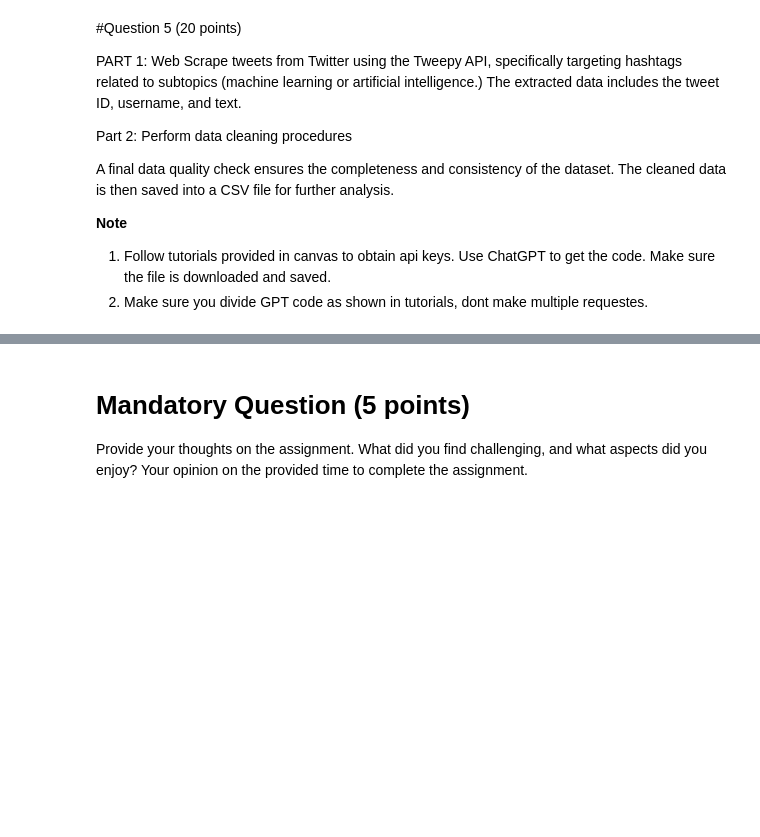
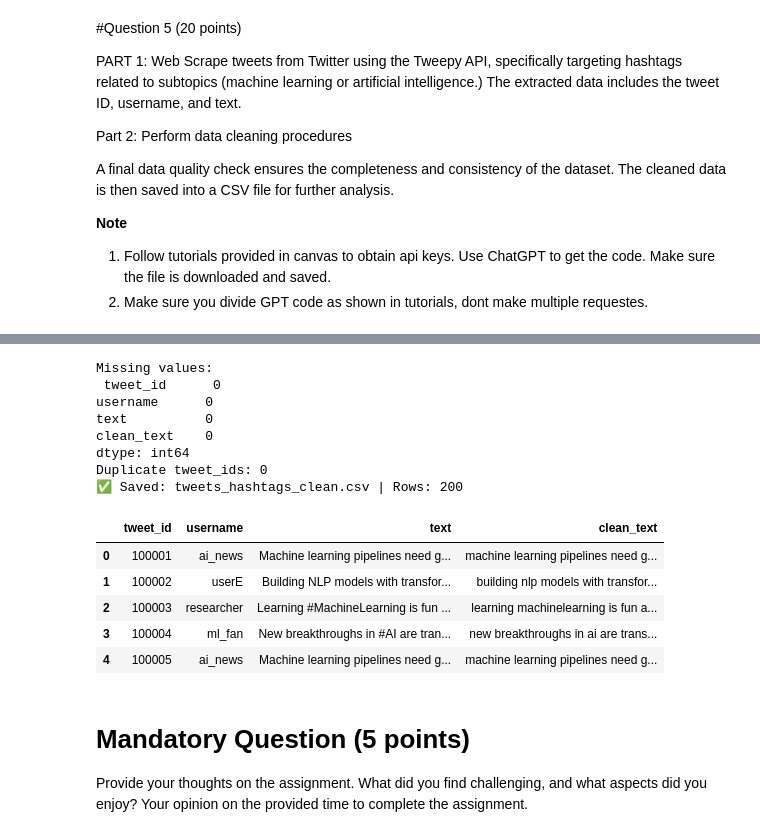
Before and after one commit to jaswanthbhavanam-03/SivaSaiJaswanthBhavanam_INFO5731_Spring2026, a Jupyter notebook: Bhavanam_Jaswanth_Assignment_01.ipynb, the cells around one changed output, grey strips where cells are left out. Cells and saved outputs as stored; diff of their text form; code cells hidden in the pictures; blank space fills up the shorter version.

```diff
--- a/Bhavanam_Jaswanth_Assignment_01.ipynb
+++ b/Bhavanam_Jaswanth_Assignment_01.ipynb
@@ -204,0 +285,3 @@ Write a python program to **clean the text data** you collected in the previous
+# %%
+df["clean_5_stem"] = df["clean_3_no_stopwords"].apply(stemming)
+df[["clean_3_no_stopwords", "clean_5_stem"]].head(5)
@@ -204,0 +297,3 @@ Write a python program to **clean the text data** you collected in the previous
+# %%
+df["clean_text"] = df["clean_3_no_stopwords"].apply(lemmatization)
+df[["clean_3_no_stopwords", "clean_text"]].head(6)
@@ -216,0 +326,5 @@ Write a python program to **conduct syntax and structure analysis of the clean t
+# %%
+# Your code here
+
+nlp_spacy = spacy.load("en_core_web_sm")
+nlp_stanza = stanza.Pipeline("en", processors="tokenize,pos,lemma,depparse,constituency", tokenize_no_ssplit=False)
@@ -216,0 +414,12 @@ Write a python program to **conduct syntax and structure analysis of the clean t
+# %%
+from collections import Counter
+
+entity_counter = Counter()
+
+for text in tqdm(df["abstract"].dropna().head(200), desc="NER on sample"):
+    doc = nlp_spacy(text)
+    for ent in doc.ents:
+        # ent.label_ examples: PERSON, ORG, GPE, DATE, PRODUCT
+        entity_counter[ent.label_] += 1
+
+entity_counter
@@ -261,3 +780,40 @@ A final data quality check ensures the completeness and consistency of the datas
+# %%
+def clean_text(text):
+    text = re.sub(r"http\S+", "", str(text))   # remove URLs
+    text = re.sub(r"@\w+", "", text)           # remove mentions
+    text = text.replace("#", "")               # remove hashtag symbol
+    text = re.sub(r"[^A-Za-z\s]", " ", text)   # remove noise/numbers
+    text = re.sub(r"\s+", " ", text)           # extra spaces
+    return text.lower().strip()
+
+df_tweets["clean_text"] = df_tweets["text"].apply(clean_text)
+
+print("Missing values:\n", df_tweets.isna().sum())
+print("Duplicate tweet_ids:", df_tweets.duplicated(subset=["tweet_id"]).sum())
+
+df_tweets = df_tweets.dropna(subset=["tweet_id","text"])
+df_tweets = df_tweets.drop_duplicates(subset=["tweet_id"])
+df_tweets = df_tweets[df_tweets["clean_text"].str.strip() != ""].reset_index(drop=True)
+
+df_tweets.to_csv("tweets_hashtags_clean.csv", index=False)
+print("✅ Saved: tweets_hashtags_clean.csv | Rows:", len(df_tweets))
+
+df_tweets.head()
+# %% [output]
+Missing values:
+ tweet_id      0
+username      0
+text          0
+clean_text    0
+dtype: int64
+Duplicate tweet_ids: 0
+✅ Saved: tweets_hashtags_clean.csv | Rows: 200
+|  | tweet_id | username | text | clean_text |
+| 0 | 100001 | ai_news | Machine learning pipelines need g... | machine learning pipelines need g... |
+| 1 | 100002 | userE | Building NLP models with transfor... | building nlp models with transfor... |
+| 2 | 100003 | researcher | Learning #MachineLearning is fun ... | learning machinelearning is fun a... |
+| 3 | 100004 | ml_fan | New breakthroughs in #AI are tran... | new breakthroughs in ai are trans... |
+| 4 | 100005 | ai_news | Machine learning pipelines need g... | machine learning pipelines need g... |
 # %% [markdown]
 # Mandatory Question (5 points)
 
```
Also changed, not shown: parts of 49 cells of this notebook.
